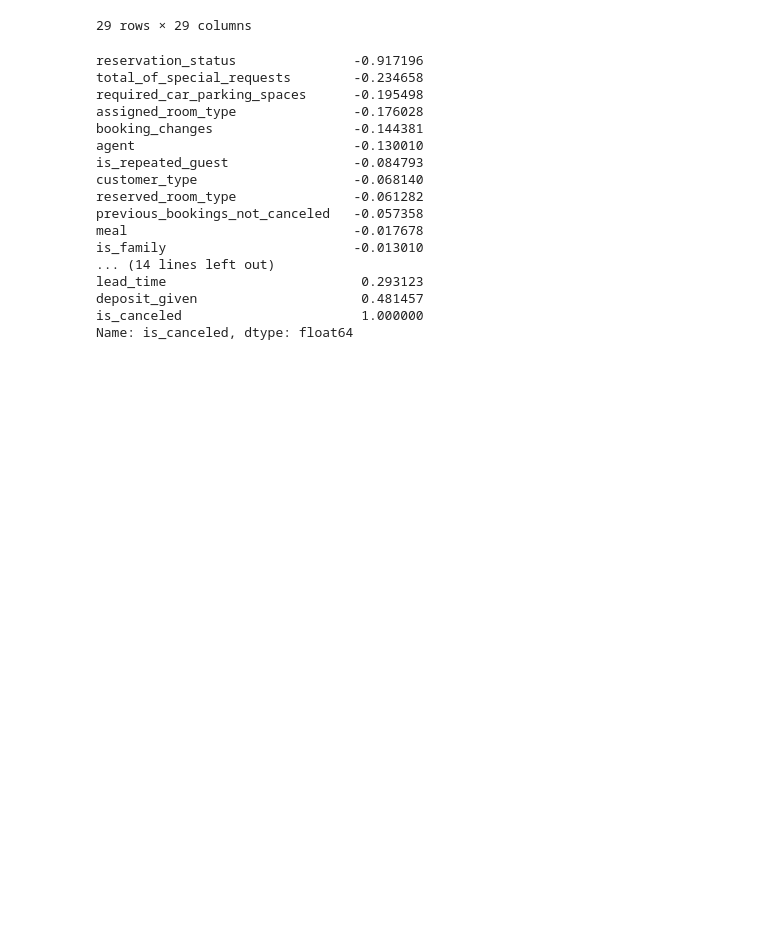
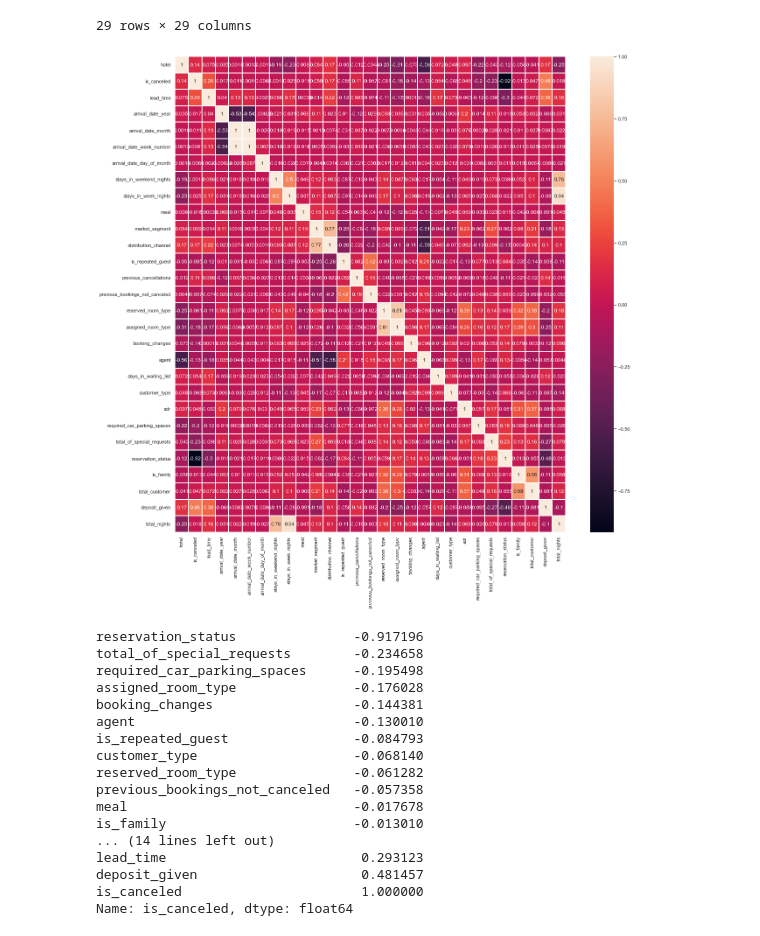
Before and after one commit to SBIK1219/CodingTest, a Jupyter notebook: Hotel_Booking2.ipynb, the cells around one changed output. Cells and saved outputs as stored; diff of their text form; code cells hidden in the pictures; blank space fills up the shorter version.

```diff
--- a/Hotel_Booking2.ipynb
+++ b/Hotel_Booking2.ipynb
@@ -251,6 +251,12 @@ cor_data.corr()
 | deposit_given | 0.172003 | 0.481457 | 0.380179 | -0.065963 | 0.008746 | 0.007773 | ... |
 | total_nights | -0.247479 | 0.017779 | 0.157167 | 0.031438 | 0.021536 | 0.018719 | ... |
 29 rows × 29 columns
+# %%
+plt.figure(figsize=(20,20))
+sns.heatmap(cor_data.corr(), linewidths=0.1, annot=True)
+plt.show()
+# %% [output]
+[figure, added]
 # %%
 cor_data.corr()["is_canceled"].sort_values()
 # %% [output]
```
Also changed, not shown: parts of 9 cells of this notebook.
